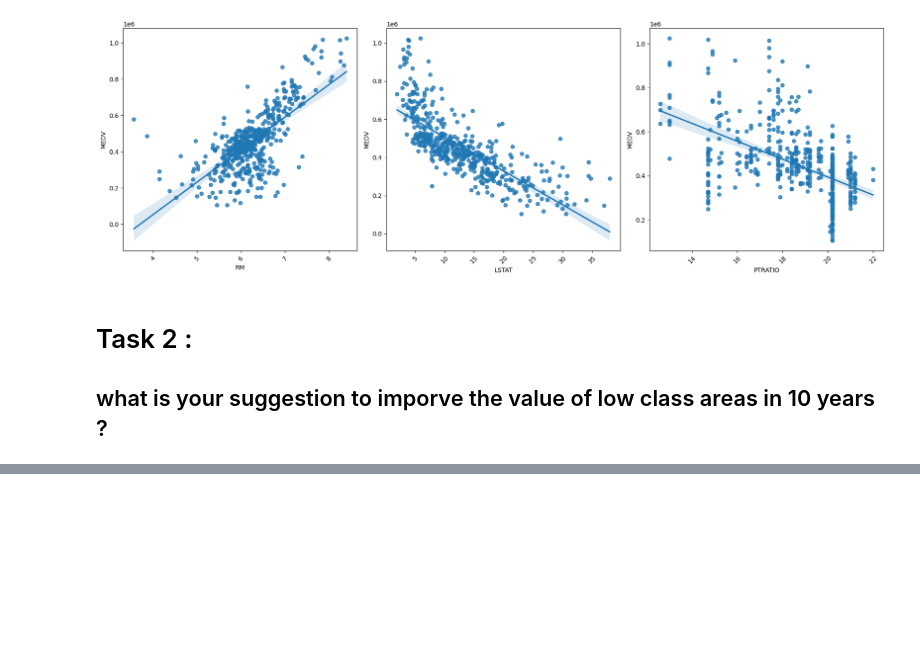
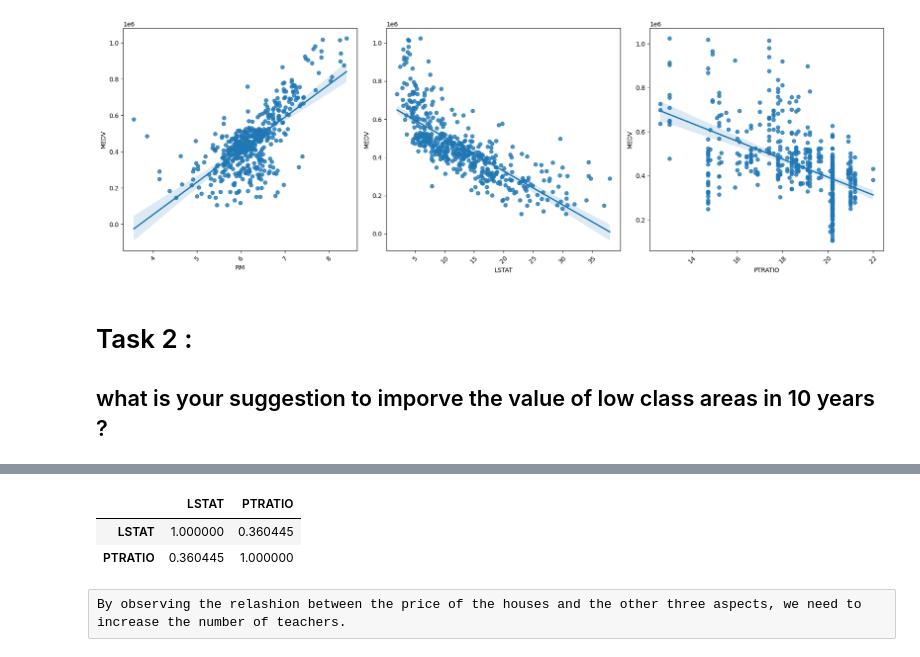
Before and after one commit to Muhammadibra40/Data-Analysis, a Jupyter notebook: SQL/SQL basics 3/boston house/house price-sqlite-Copy1.ipynb, the cells around one changed output, grey strips where cells are left out. Cells and saved outputs as stored; diff of their text form; code cells hidden in the pictures; blank space fills up the shorter version.

```diff
--- a/SQL/SQL basics 3/boston house/house price-sqlite-Copy1.ipynb
+++ b/SQL/SQL basics 3/boston house/house price-sqlite-Copy1.ipynb
@@ -188,0 +216,8 @@ By observing the relashion between the price of the houses and the other three a
+# %%
+class_service_rl.corr()
+# %% [output]
+|  | LSTAT | PTRATIO |
+| LSTAT | 1.000000 | 0.360445 |
+| PTRATIO | 0.360445 | 1.000000 |
+# %% [raw]
+By observing the relashion between the price of the houses and the other three aspects, we need to increase the number of teachers.
```
Also changed, not shown: parts of 3 cells of this notebook.
